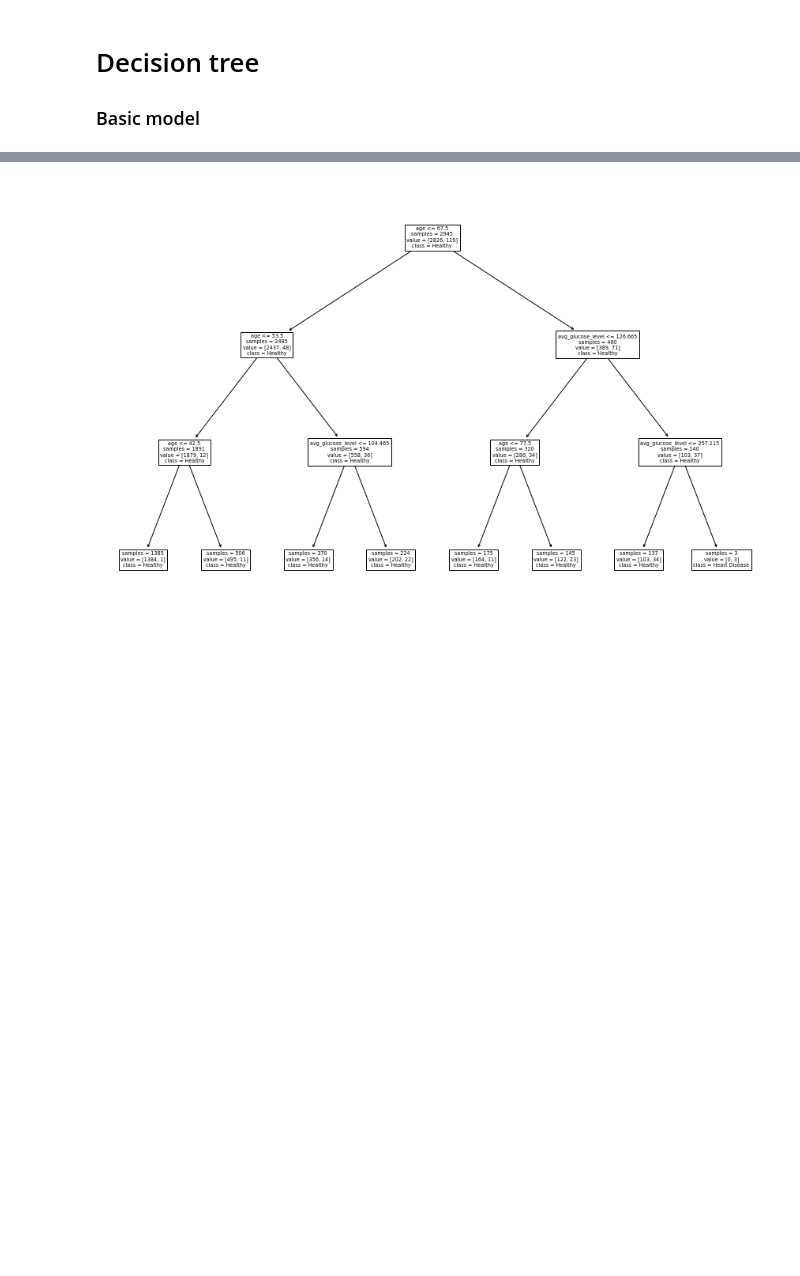
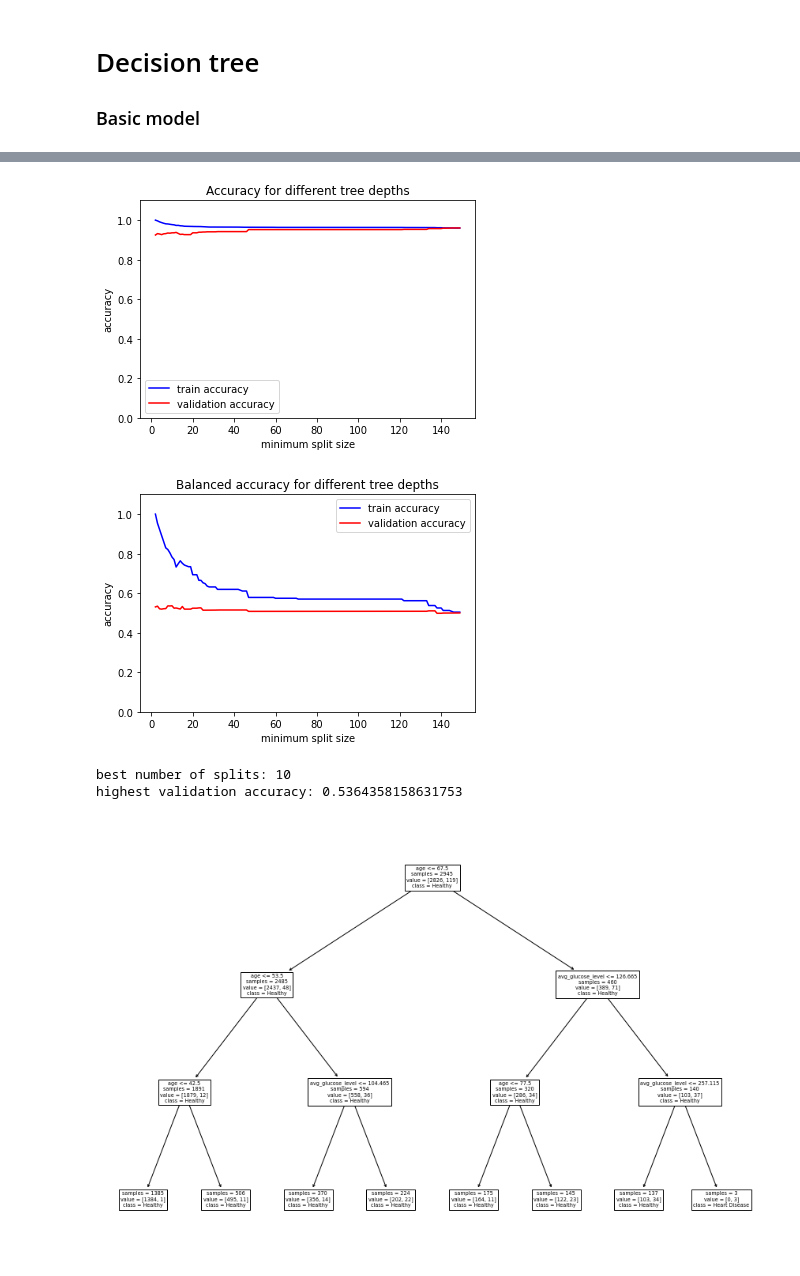
Before and after one commit to koenc100/Project-AI-minor, a Jupyter notebook: code/Decision Tree Random Forest.ipynb, the cells around one changed output, grey strips where cells are left out. Drawn from its saved outputs; the diff is of its cells as text; code cells hidden in the pictures; blank space fills up the shorter version.

Commit message:
Do's edits to decision tree

```diff
--- a/code/Decision Tree Random Forest.ipynb
+++ b/code/Decision Tree Random Forest.ipynb
@@ -143 +80,58 @@ highst validation accuracy: 0.537496261250238
+# %%
+# Option 1. Early stopping:
+# Finding the optimal split for early stopping
+
+def plot_accuracy(splits, training_acc, val_acc, title = "Accuracy for different tree depths"):
+    """
+    Plot the a list with an amount of splits and a list of measures of training and validation accuracy. Has the option of
+    setting a different title.
+    """
+    plt.plot(splits, training_acc, 'b')
+    plt.plot(splits, val_acc, 'r')
+    plt.xlabel('minimum split size')
+    plt.ylabel('accuracy')
+    plt.legend(['train accuracy', 'validation accuracy'])
+    plt.ylim([0, 1.1])
+    plt.title(title)
+    plt.show()
+
+
+# Try different minimal split sizes
+min_splits = np.arange(2, 150)
+
+# The accuracy for the various split sizes will be appended to this
+train_accuracy = []
+val_accuracy = []
+train_accuracy_balanced = []
+val_accuracy_balanced = []
+
+# Loop over all minimum split sizes
+for split_size in min_splits:
+
+    # Create and fit model and predict labels
+    train_predict, val_predict = train_and_predict(train_data, train_labels, val_data, min_split = split_size)
+
+    # Get ccuracy for training and validation data
+    train_acc, train_bal_acc = get_metrics(train_labels, train_predict)
+    val_acc, val_bal_acc = get_metrics(val_labels, val_predict)
+
+    # Append the accuracies to the lists
+    train_accuracy.append(train_acc)
+    train_accuracy_balanced.append(train_bal_acc)
+    val_accuracy.append(val_acc)
+    val_accuracy_balanced.append(val_bal_acc)
+
+# Plot the findings
+plot_accuracy(min_splits, train_accuracy, val_accuracy)
+plot_accuracy(min_splits, train_accuracy_balanced, val_accuracy_balanced, title = "Balanced accuracy for different tree depths")
+
+# Find the best split by finding the split that has the maximum validation accuracy
+index_max = np.argmax(val_accuracy_balanced)
+print(f'best number of splits: {min_splits[index_max]}')
+print(f'highest validation accuracy: {val_accuracy_balanced[index_max]}')
+# %% [output]
+[figure, added]
+[figure, added]
+best number of splits: 10
+highest validation accuracy: 0.5364358158631753
 # %%
```
Also changed, not shown: parts of 7 cells of this notebook.
